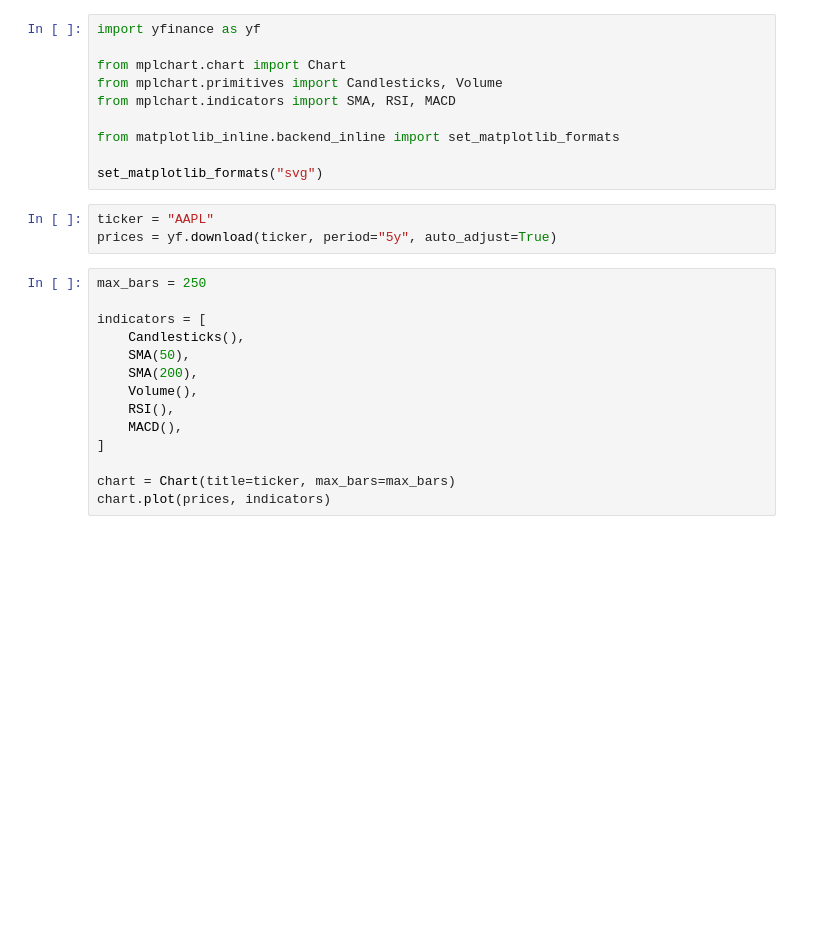
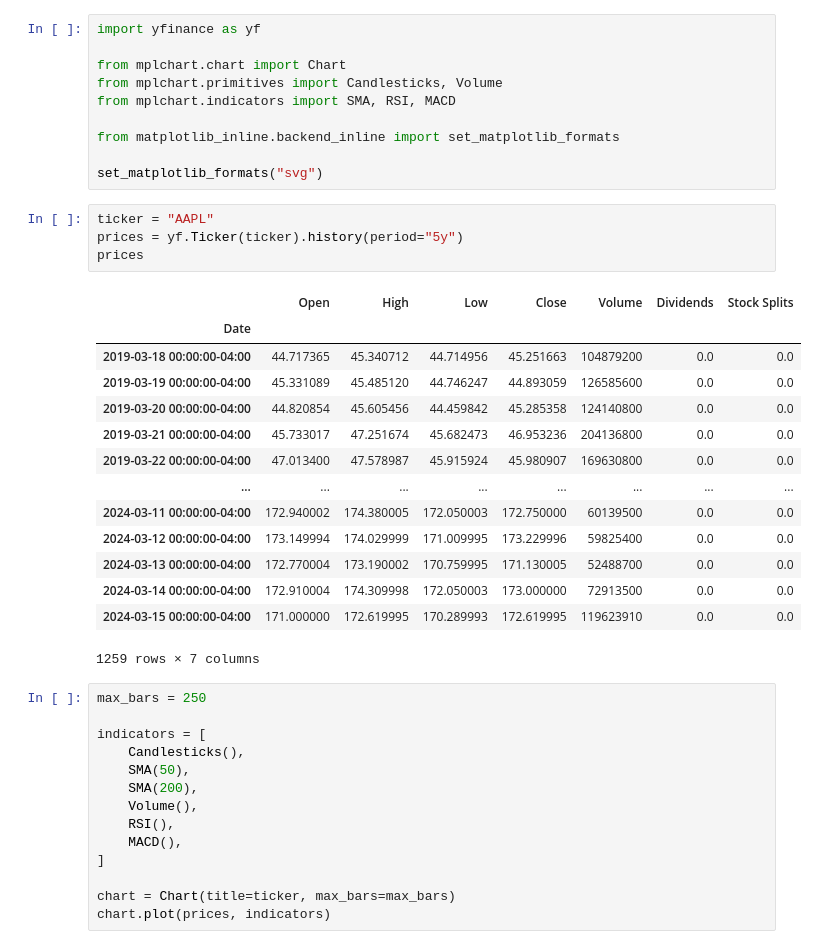
Before and after one commit to furechan/mplchart, a Jupyter notebook: examples/svg-rendering.ipynb, the cells around one changed output. Drawn from its saved outputs; the diff is of its cells as text; blank space fills up the shorter version.

```diff
--- a/examples/svg-rendering.ipynb
+++ b/examples/svg-rendering.ipynb
@@ -12,7 +12,23 @@ from matplotlib_inline.backend_inline import set_matplotlib_formats
 set_matplotlib_formats("svg")
 # %%
 ticker = "AAPL"
-prices = yf.download(ticker, period="5y", auto_adjust=True)
+prices = yf.Ticker(ticker).history(period="5y")
+prices
+# %% [output]
+|  | Open | High | Low | Close | Volume | Dividends | Stock Splits |
+| Date |  |  |  |  |  |  |  |
+| 2019-03-18 00:00:00-04:00 | 44.717365 | 45.340712 | 44.714956 | 45.251663 | 104879200 | 0.0 | 0.0 |
+| 2019-03-19 00:00:00-04:00 | 45.331089 | 45.485120 | 44.746247 | 44.893059 | 126585600 | 0.0 | 0.0 |
+| 2019-03-20 00:00:00-04:00 | 44.820854 | 45.605456 | 44.459842 | 45.285358 | 124140800 | 0.0 | 0.0 |
+| 2019-03-21 00:00:00-04:00 | 45.733017 | 47.251674 | 45.682473 | 46.953236 | 204136800 | 0.0 | 0.0 |
+| 2019-03-22 00:00:00-04:00 | 47.013400 | 47.578987 | 45.915924 | 45.980907 | 169630800 | 0.0 | 0.0 |
+| ... | ... | ... | ... | ... | ... | ... | ... |
+| 2024-03-11 00:00:00-04:00 | 172.940002 | 174.380005 | 172.050003 | 172.750000 | 60139500 | 0.0 | 0.0 |
+| 2024-03-12 00:00:00-04:00 | 173.149994 | 174.029999 | 171.009995 | 173.229996 | 59825400 | 0.0 | 0.0 |
+| 2024-03-13 00:00:00-04:00 | 172.770004 | 173.190002 | 170.759995 | 171.130005 | 52488700 | 0.0 | 0.0 |
+| 2024-03-14 00:00:00-04:00 | 172.910004 | 174.309998 | 172.050003 | 173.000000 | 72913500 | 0.0 | 0.0 |
+| 2024-03-15 00:00:00-04:00 | 171.000000 | 172.619995 | 170.289993 | 172.619995 | 119623910 | 0.0 | 0.0 |
+1259 rows × 7 columns
 # %%
 max_bars = 250
 
```
Also changed, not shown: 45 other files.
